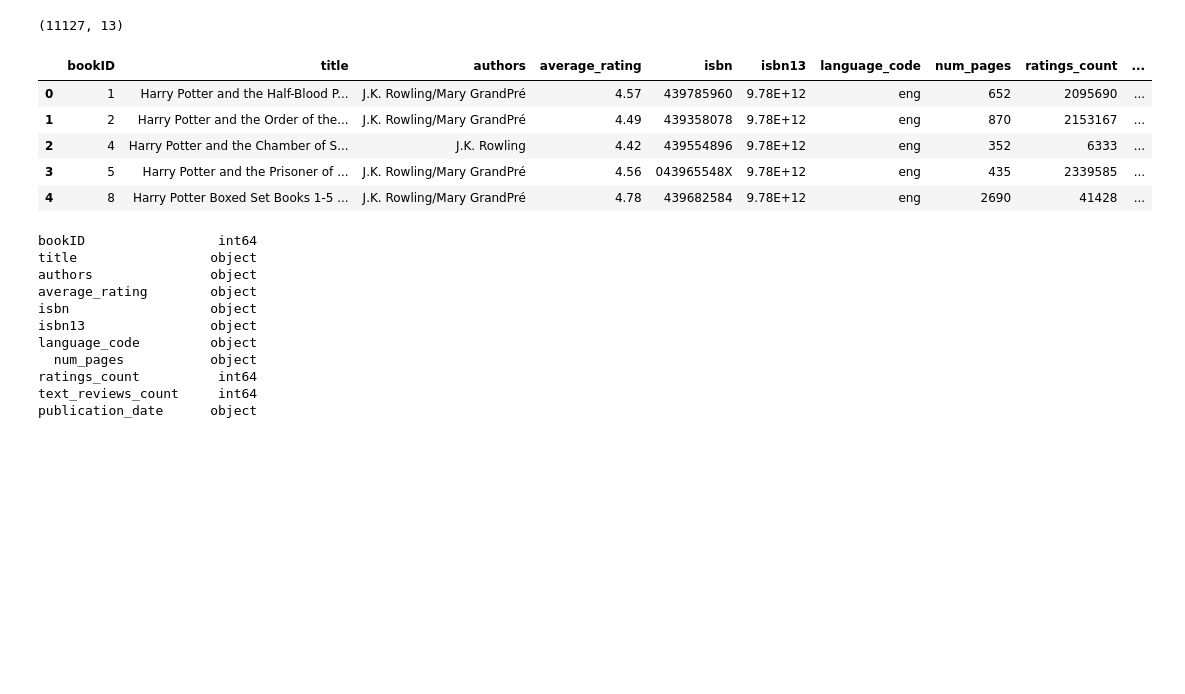
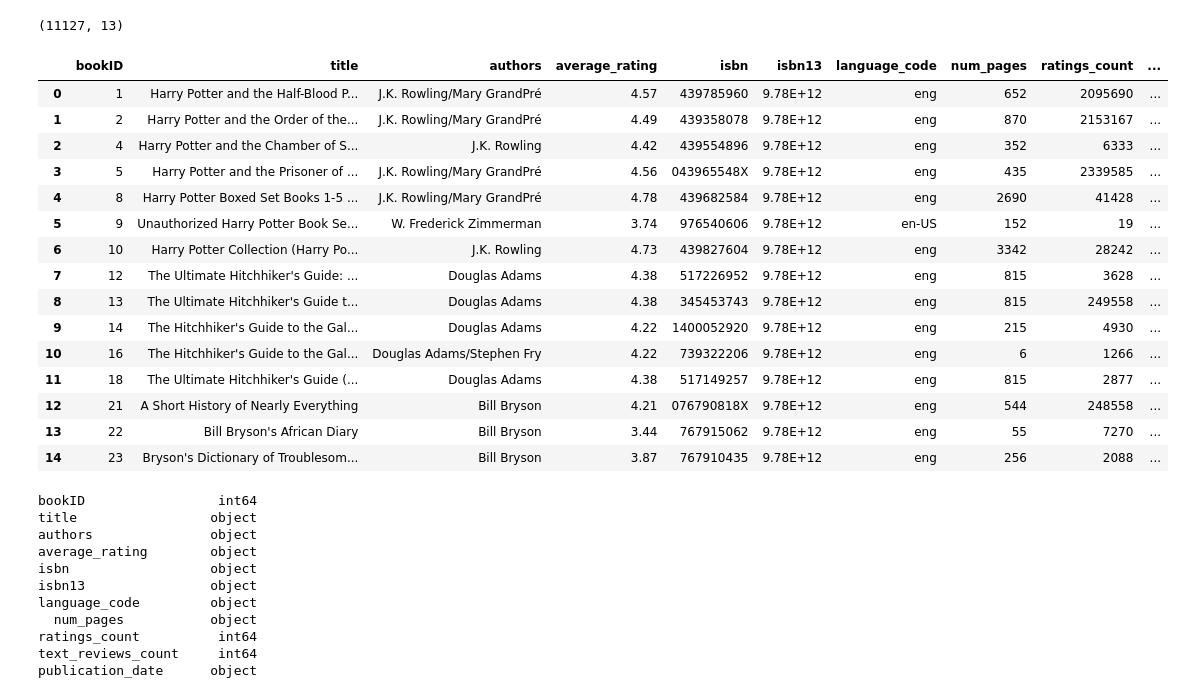
Before and after one commit to berkayersoy/Project6_Books, a Jupyter notebook: books_project.ipynb, the cells around one changed output. Drawn from its saved outputs; the diff is of its cells as text; code cells hidden in the pictures; blank space fills up the shorter version.

```diff
--- a/books_project.ipynb
+++ b/books_project.ipynb
@@ -18,14 +18,24 @@ df.shape
 # %% [output]
 (11127, 13)
 # %%
-df.head()
+df.head(15)
 # %% [output]
 |  | bookID | title | authors | average_rating | isbn | isbn13 | language_code | num_pages | ratings_count | ... |
 | 0 | 1 | Harry Potter and the Half-Blood P... | J.K. Rowling/Mary GrandPré | 4.57 | 439785960 | 9.78E+12 | eng | 652 | 2095690 | ... |
 | 1 | 2 | Harry Potter and the Order of the... | J.K. Rowling/Mary GrandPré | 4.49 | 439358078 | 9.78E+12 | eng | 870 | 2153167 | ... |
 | 2 | 4 | Harry Potter and the Chamber of S... | J.K. Rowling | 4.42 | 439554896 | 9.78E+12 | eng | 352 | 6333 | ... |
 | 3 | 5 | Harry Potter and the Prisoner of ... | J.K. Rowling/Mary GrandPré | 4.56 | 043965548X | 9.78E+12 | eng | 435 | 2339585 | ... |
 | 4 | 8 | Harry Potter Boxed Set Books 1-5 ... | J.K. Rowling/Mary GrandPré | 4.78 | 439682584 | 9.78E+12 | eng | 2690 | 41428 | ... |
+| 5 | 9 | Unauthorized Harry Potter Book Se... | W. Frederick Zimmerman | 3.74 | 976540606 | 9.78E+12 | en-US | 152 | 19 | ... |
+| 6 | 10 | Harry Potter Collection (Harry Po... | J.K. Rowling | 4.73 | 439827604 | 9.78E+12 | eng | 3342 | 28242 | ... |
+| 7 | 12 | The Ultimate Hitchhiker's Guide: ... | Douglas Adams | 4.38 | 517226952 | 9.78E+12 | eng | 815 | 3628 | ... |
+| 8 | 13 | The Ultimate Hitchhiker's Guide t... | Douglas Adams | 4.38 | 345453743 | 9.78E+12 | eng | 815 | 249558 | ... |
+| 9 | 14 | The Hitchhiker's Guide to the Gal... | Douglas Adams | 4.22 | 1400052920 | 9.78E+12 | eng | 215 | 4930 | ... |
+| 10 | 16 | The Hitchhiker's Guide to the Gal... | Douglas Adams/Stephen Fry | 4.22 | 739322206 | 9.78E+12 | eng | 6 | 1266 | ... |
+| 11 | 18 | The Ultimate Hitchhiker's Guide (... | Douglas Adams | 4.38 | 517149257 | 9.78E+12 | eng | 815 | 2877 | ... |
+| 12 | 21 | A Short History of Nearly Everything | Bill Bryson | 4.21 | 076790818X | 9.78E+12 | eng | 544 | 248558 | ... |
+| 13 | 22 | Bill Bryson's African Diary | Bill Bryson | 3.44 | 767915062 | 9.78E+12 | eng | 55 | 7270 | ... |
+| 14 | 23 | Bryson's Dictionary of Troublesom... | Bill Bryson | 3.87 | 767910435 | 9.78E+12 | eng | 256 | 2088 | ... |
 # %%
 # Checking the datatypes
 df.dtypes
```
Also changed, not shown: parts of 13 cells of this notebook, 2 other files.
